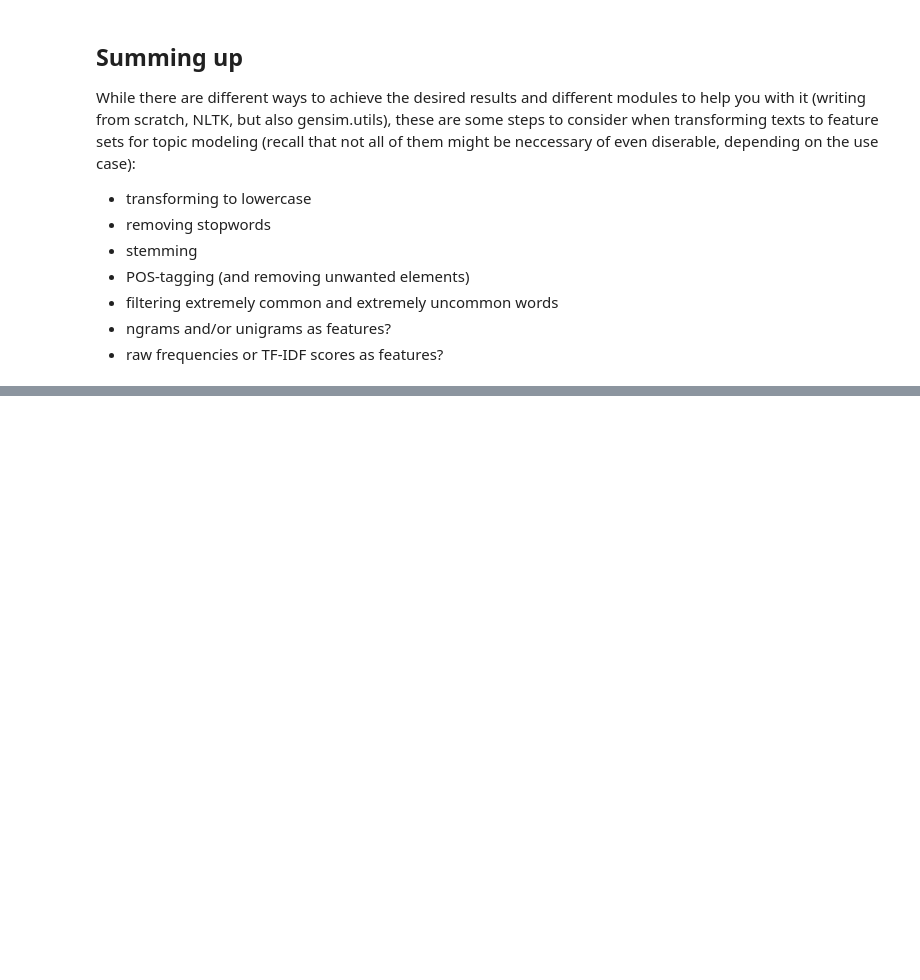
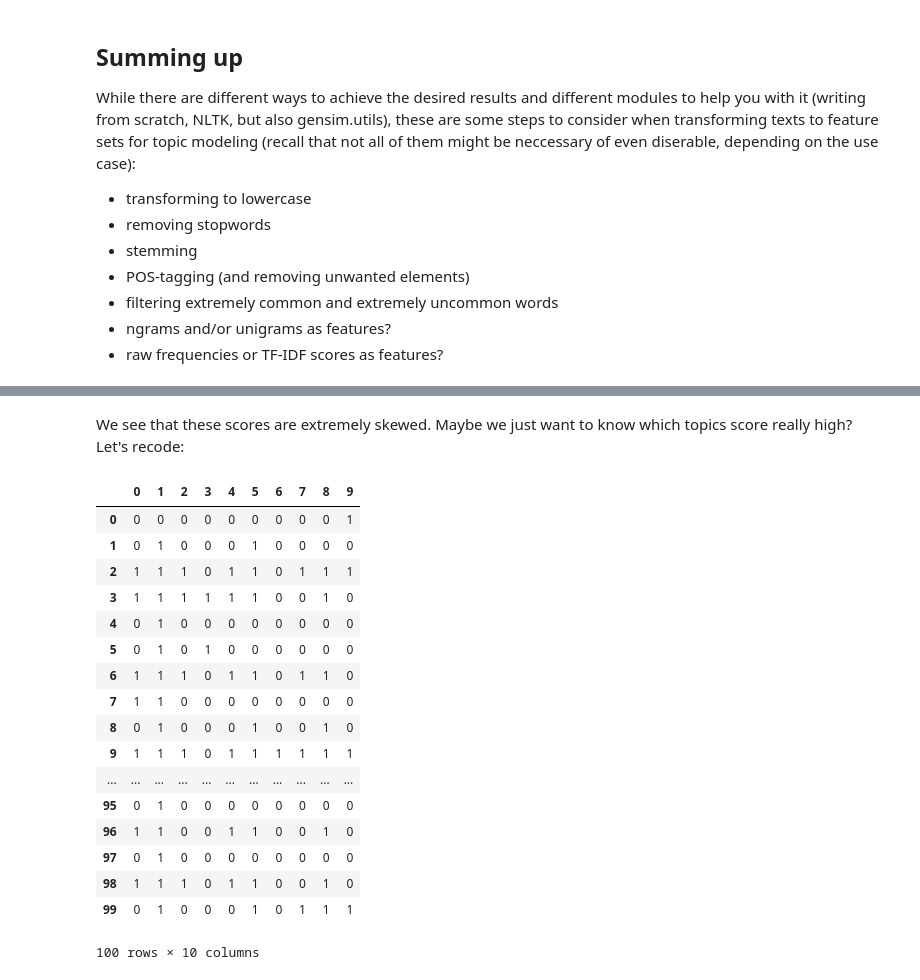
Before and after one commit to damian0604/bdaca, a Jupyter notebook: ipynb/ic2s2.ipynb, the cells around one changed output, grey strips where cells are left out. Saved outputs shown, nothing was run; the diff lists cells and outputs as text; code cells hidden in the pictures; blank space fills up the shorter version.

```diff
--- a/ipynb/ic2s2.ipynb
+++ b/ipynb/ic2s2.ipynb
@@ -339,0 +421,23 @@ pyLDAvis.display(vis_data)
+# %% [markdown]
+We see that these scores are extremely skewed. Maybe we just want to know which topics score really high? Let's recode:
+# %%
+df.applymap(lambda x: int(x>10))
+# %% [output]
+|  | 0 | 1 | 2 | 3 | 4 | 5 | 6 | 7 | 8 | 9 |
+| 0 | 0 | 0 | 0 | 0 | 0 | 0 | 0 | 0 | 0 | 1 |
+| 1 | 0 | 1 | 0 | 0 | 0 | 1 | 0 | 0 | 0 | 0 |
+| 2 | 1 | 1 | 1 | 0 | 1 | 1 | 0 | 1 | 1 | 1 |
+| 3 | 1 | 1 | 1 | 1 | 1 | 1 | 0 | 0 | 1 | 0 |
+| 4 | 0 | 1 | 0 | 0 | 0 | 0 | 0 | 0 | 0 | 0 |
+| 5 | 0 | 1 | 0 | 1 | 0 | 0 | 0 | 0 | 0 | 0 |
+| 6 | 1 | 1 | 1 | 0 | 1 | 1 | 0 | 1 | 1 | 0 |
+| 7 | 1 | 1 | 0 | 0 | 0 | 0 | 0 | 0 | 0 | 0 |
+| 8 | 0 | 1 | 0 | 0 | 0 | 1 | 0 | 0 | 1 | 0 |
+| 9 | 1 | 1 | 1 | 0 | 1 | 1 | 1 | 1 | 1 | 1 |
+| ... | ... | ... | ... | ... | ... | ... | ... | ... | ... | ... |
+| 95 | 0 | 1 | 0 | 0 | 0 | 0 | 0 | 0 | 0 | 0 |
+| 96 | 1 | 1 | 0 | 0 | 1 | 1 | 0 | 0 | 1 | 0 |
+| 97 | 0 | 1 | 0 | 0 | 0 | 0 | 0 | 0 | 0 | 0 |
+| 98 | 1 | 1 | 1 | 0 | 1 | 1 | 0 | 0 | 1 | 0 |
+| 99 | 0 | 1 | 0 | 0 | 0 | 1 | 0 | 1 | 1 | 1 |
+100 rows × 10 columns
```
Also changed, not shown: parts of 28 cells of this notebook.
